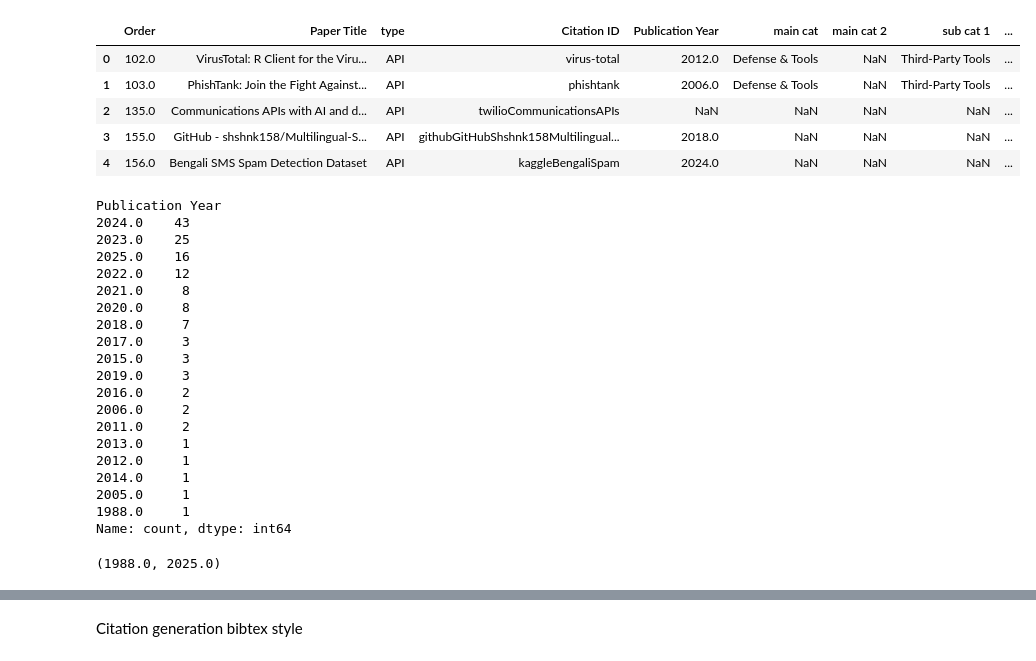
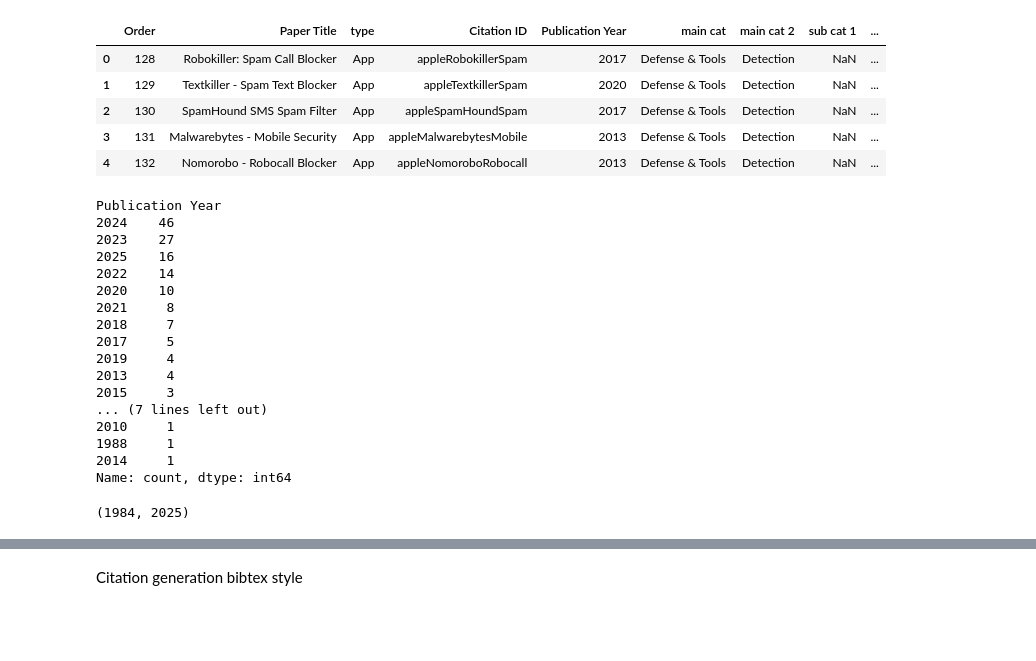
Before and after one commit to MarazMia/SMISH_DT, a Jupyter notebook: Code/papers_stat.ipynb, the cells around one changed output, grey strips where cells are left out. Drawn from its saved outputs; the diff is of its cells as text; code cells hidden in the pictures; blank space fills up the shorter version.

```diff
--- a/Code/papers_stat.ipynb
+++ b/Code/papers_stat.ipynb
@@ -4,15 +4,15 @@ import numpy as np
 import matplotlib.pyplot as plt
 import matplotlib.patches as mpatches
 # %%
-df = pd.read_excel('../papers_2.xlsx')
+df = pd.read_excel('../papers.xlsx')
 df.head()
 # %% [output]
 |  | Order | Paper Title | type | Citation ID | Publication Year | main cat | main cat 2 | sub cat 1 | ... |
-| 0 | 102.0 | VirusTotal: R Client for the Viru... | API | virus-total | 2012.0 | Defense & Tools | NaN | Third-Party Tools | ... |
-| 1 | 103.0 | PhishTank: Join the Fight Against... | API | phishtank | 2006.0 | Defense & Tools | NaN | Third-Party Tools | ... |
-| 2 | 135.0 | Communications APIs with AI and d... | API | twilioCommunicationsAPIs | NaN | NaN | NaN | NaN | ... |
-| 3 | 155.0 | GitHub - shshnk158/Multilingual-S... | API | githubGitHubShshnk158Multilingual... | 2018.0 | NaN | NaN | NaN | ... |
-| 4 | 156.0 | Bengali SMS Spam Detection Dataset | API | kaggleBengaliSpam | 2024.0 | NaN | NaN | NaN | ... |
+| 0 | 128 | Robokiller: Spam Call Blocker | App | appleRobokillerSpam | 2017 | Defense & Tools | Detection | NaN | ... |
+| 1 | 129 | Textkiller - Spam Text Blocker | App | appleTextkillerSpam | 2020 | Defense & Tools | Detection | NaN | ... |
+| 2 | 130 | SpamHound SMS Spam Filter | App | appleSpamHoundSpam | 2017 | Defense & Tools | Detection | NaN | ... |
+| 3 | 131 | Malwarebytes - Mobile Security | App | appleMalwarebytesMobile | 2013 | Defense & Tools | Detection | NaN | ... |
+| 4 | 132 | Nomorobo - Robocall Blocker | App | appleNomoroboRobocall | 2013 | Defense & Tools | Detection | NaN | ... |
 # %%
 df['main cat'] = df['main cat'].str.strip()
 df['main cat 2'] = df['main cat 2'].str.strip()
@@ -34,26 +34,23 @@ df['Citation ID'] = df['Citation ID'].fillna('')
 df['Publication Year'].value_counts()
 # %% [output]
 Publication Year
-2024.0    43
-2023.0    25
-2025.0    16
-2022.0    12
-2021.0     8
-2020.0     8
-2018.0     7
-2017.0     3
-2015.0     3
-2019.0     3
-2016.0     2
-2006.0     2
-2011.0     2
-2013.0     1
-2012.0     1
-2014.0     1
-2005.0     1
-1988.0     1
+2024    46
+2023    27
+2025    16
+2022    14
+2020    10
+2021     8
+2018     7
+2017     5
+2019     4
+2013     4
+2015     3
+... (7 lines left out)
+2010     1
+1988     1
+2014     1
 Name: count, dtype: int64
 # %%
 min(df['Publication Year']), max(df['Publication Year'])
 # %% [output]
-(1988.0, 2025.0)
+(1984, 2025)
```
Also changed, not shown: parts of 34 cells of this notebook, 3 other files.
